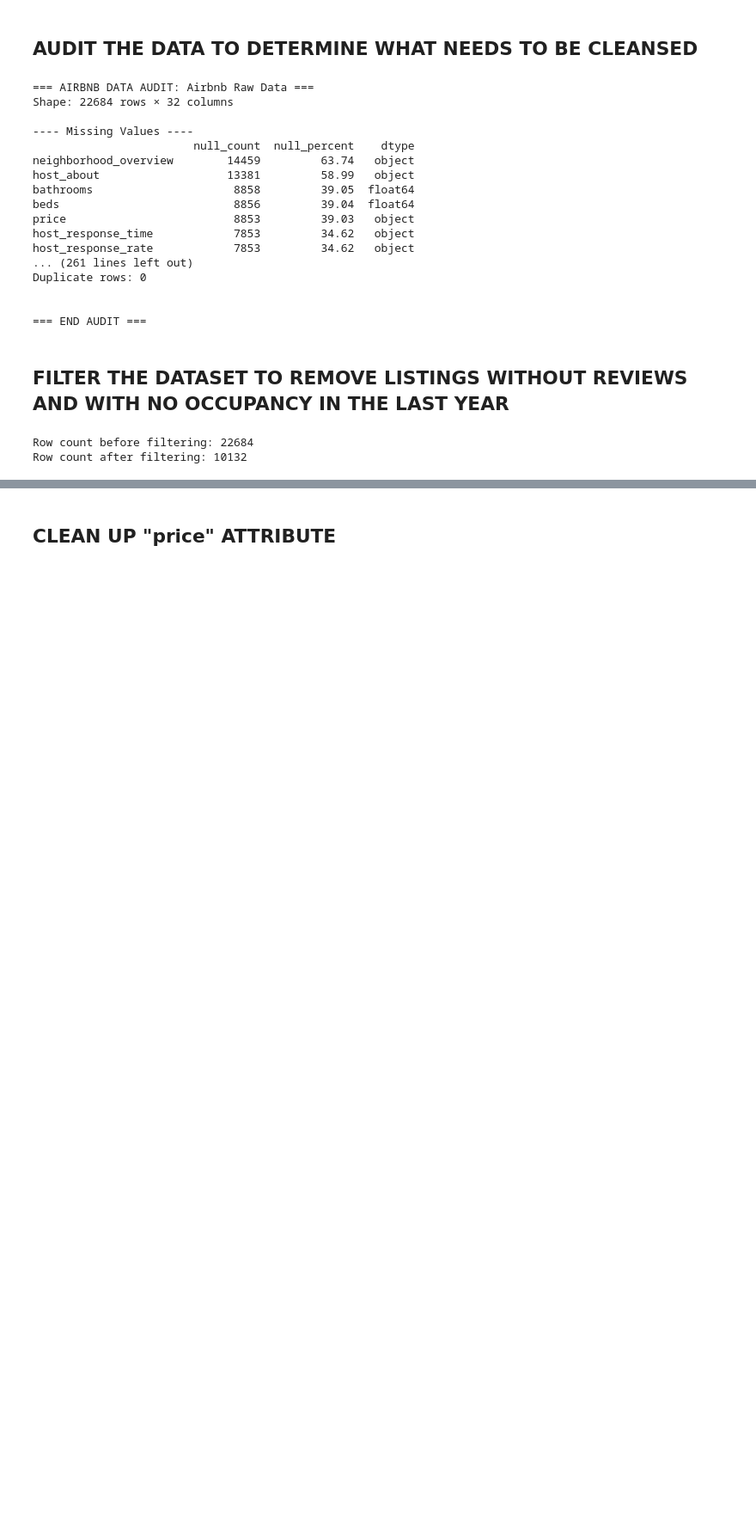
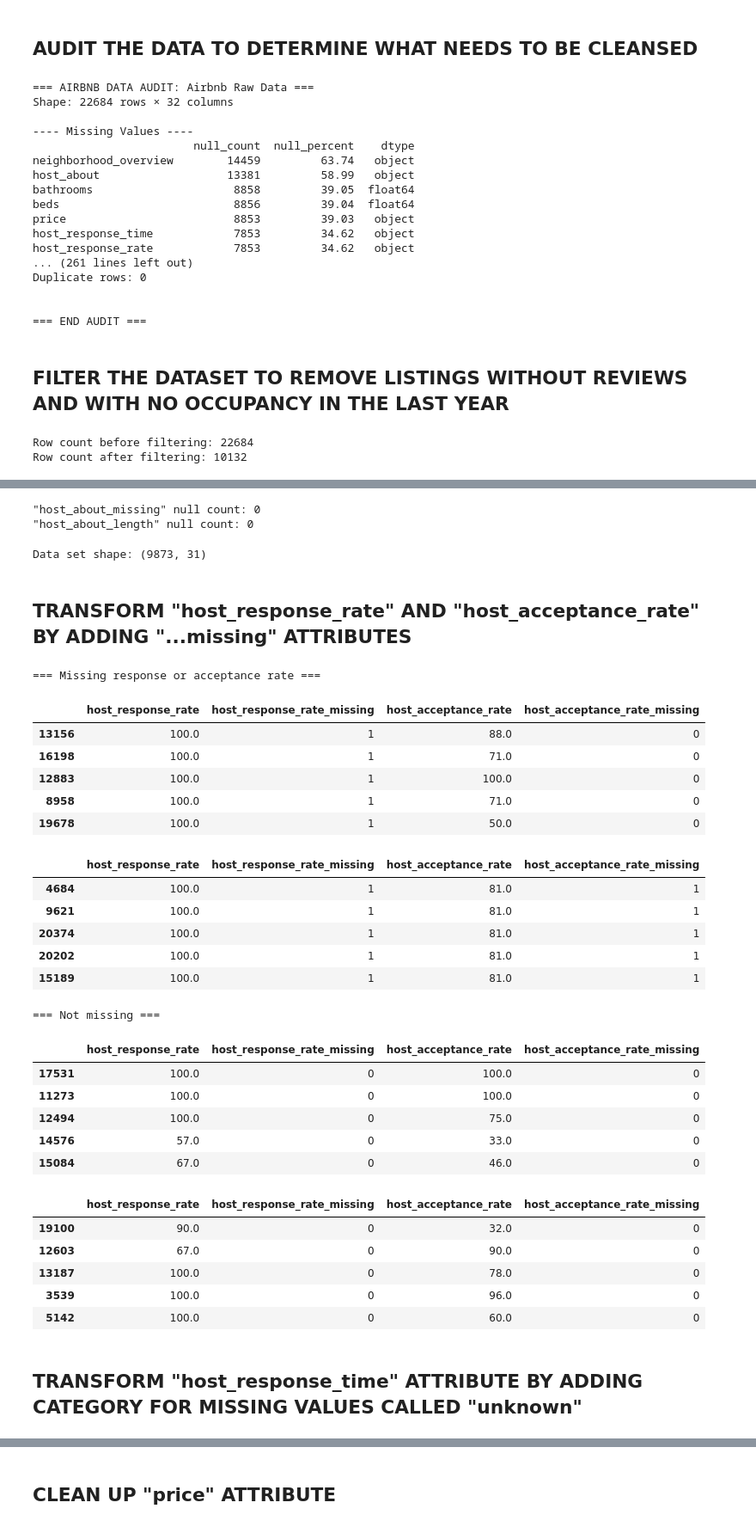
Before and after one commit to torbenbillow/CBS-AML-PROJECT, a Jupyter notebook: notebooks/00_welcome.ipynb, the cells around one changed output, grey strips where cells are left out. Shown at 86% size. Drawn from its saved outputs; the diff is of its cells as text; code cells hidden in the pictures; blank space fills up the shorter version.

```diff
--- a/notebooks/00_welcome.ipynb
+++ b/notebooks/00_welcome.ipynb
@@ -244,0 +473,3 @@ df = df.drop(columns=["last_review","estimated_occupancy_l365d"])
+# %%
+# We are now dropping the "description" attribute, as we no longer need it (we are not doing any text analysis).
+df = df.drop(columns=["description"])
@@ -244,0 +487,3 @@ df = df.drop(columns=["last_review","estimated_occupancy_l365d"])
+# %%
+# Drop the remaining nulls for host_tenure_days, as it is a relatively small number.
+df = df.dropna(subset=['host_tenure_days'])
@@ -244,0 +508,6 @@ df = df.drop(columns=["last_review","estimated_occupancy_l365d"])
+# %%
+print("\"host_about_missing\" null count:",df["host_about_missing"].isna().sum())
+print("\"host_about_length\" null count:",df["host_about_length"].isna().sum())
+# %% [output]
+"host_about_missing" null count: 0
+"host_about_length" null count: 0
@@ -244,0 +517,7 @@ df = df.drop(columns=["last_review","estimated_occupancy_l365d"])
+# %%
+# Check df shape
+print("Data set shape:",df.shape)
+# %% [output]
+Data set shape: (9873, 31)
+# %% [markdown]
+## TRANSFORM "host_response_rate" AND "host_acceptance_rate" BY ADDING "...missing" ATTRIBUTES
@@ -244,0 +531,44 @@ df = df.drop(columns=["last_review","estimated_occupancy_l365d"])
+# %%
+cols = [
+    "host_response_rate",
+    "host_response_rate_missing",
+    "host_acceptance_rate",
+    "host_acceptance_rate_missing"
+]
+
+print("=== Missing response or acceptance rate ===")
+display(df[df["host_response_rate_missing"] == 1].sample(5)[cols])
+display(df[df["host_acceptance_rate_missing"] == 1].sample(5)[cols])
+
+print("\n=== Not missing ===")
+display(df[df["host_response_rate_missing"] == 0].sample(5)[cols])
+display(df[df["host_acceptance_rate_missing"] == 0].sample(5)[cols])
+# %% [output]
+=== Missing response or acceptance rate ===
+|  | host_response_rate | host_response_rate_missing | host_acceptance_rate | host_acceptance_rate_missing |
+| 13156 | 100.0 | 1 | 88.0 | 0 |
+| 16198 | 100.0 | 1 | 71.0 | 0 |
+| 12883 | 100.0 | 1 | 100.0 | 0 |
+| 8958 | 100.0 | 1 | 71.0 | 0 |
+| 19678 | 100.0 | 1 | 50.0 | 0 |
+|  | host_response_rate | host_response_rate_missing | host_acceptance_rate | host_acceptance_rate_missing |
+| 4684 | 100.0 | 1 | 81.0 | 1 |
+| 9621 | 100.0 | 1 | 81.0 | 1 |
+| 20374 | 100.0 | 1 | 81.0 | 1 |
+| 20202 | 100.0 | 1 | 81.0 | 1 |
+| 15189 | 100.0 | 1 | 81.0 | 1 |
+=== Not missing ===
+|  | host_response_rate | host_response_rate_missing | host_acceptance_rate | host_acceptance_rate_missing |
+| 17531 | 100.0 | 0 | 100.0 | 0 |
+| 11273 | 100.0 | 0 | 100.0 | 0 |
+| 12494 | 100.0 | 0 | 75.0 | 0 |
+| 14576 | 57.0 | 0 | 33.0 | 0 |
+| 15084 | 67.0 | 0 | 46.0 | 0 |
+|  | host_response_rate | host_response_rate_missing | host_acceptance_rate | host_acceptance_rate_missing |
+| 19100 | 90.0 | 0 | 32.0 | 0 |
+| 12603 | 67.0 | 0 | 90.0 | 0 |
+| 13187 | 100.0 | 0 | 78.0 | 0 |
+| 3539 | 100.0 | 0 | 96.0 | 0 |
+| 5142 | 100.0 | 0 | 60.0 | 0 |
+# %% [markdown]
+## TRANSFORM "host_response_time" ATTRIBUTE BY ADDING CATEGORY FOR MISSING VALUES CALLED "unknown"
```
Also changed, not shown: parts of 79 cells of this notebook.
